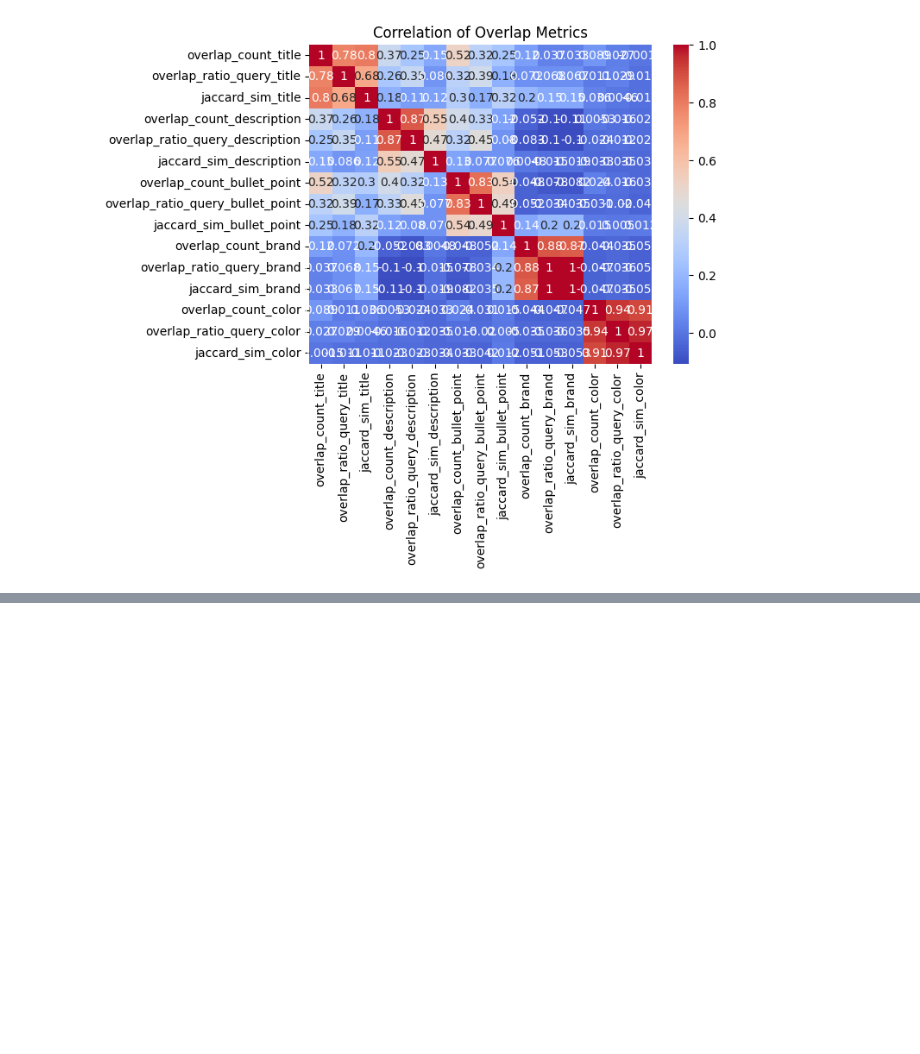
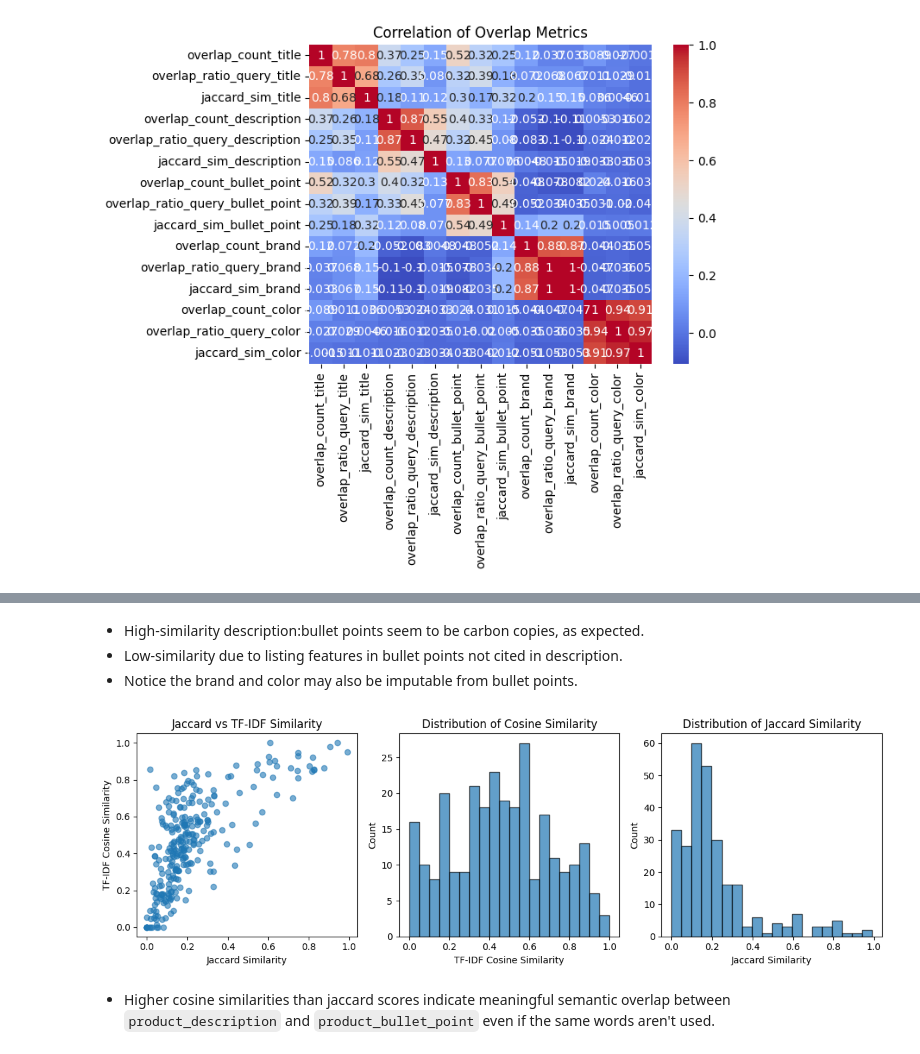
Before and after one commit to schellrw/semantic-search, a Jupyter notebook: notebooks/01_data_exploration.ipynb, the cells around one changed output, grey strips where cells are left out. Cells and saved outputs as stored; diff of their text form; code cells hidden in the pictures; blank space fills up the shorter version.

```diff
--- a/notebooks/01_data_exploration.ipynb
+++ b/notebooks/01_data_exploration.ipynb
@@ -751,3 +753,9 @@ for col in ['title', 'description', 'bullet_point', 'brand', 'color']:
     }
 
 df_overlap = pd.DataFrame(summary).T
+# %%
+# Create text length features
+text_columns = ['product_title', 'product_description', 'product_bullet_point', 'product_brand', 'product_color']
+
+for col in text_columns:
+    df[f'{col}_len'] = df[col].fillna('').apply(len)
@@ -776,0 +863,10 @@ plt.show()
+# %%
+# Apply to rows where both are present
+overlap_cols = ['desc_bullet_overlap_count', 'desc_in_bullet_ratio', 'bullet_in_desc_ratio', 'desc_bullet_jaccard']
+both_present[overlap_cols] = both_present.apply(
+    lambda row: compute_text_overlap(row['product_description'], row['product_bullet_point']),
+    axis=1
+)
+
+print("Text overlap statistics (description vs bullet_point):")
+print(both_present[overlap_cols].describe())
@@ -776,0 +975,32 @@ plt.show()
+# %% [markdown]
+* High-similarity description:bullet points seem to be carbon copies, as expected.
+* Low-similarity due to listing features in bullet points not cited in description.
+* Notice the brand and color may also be imputable from bullet points.
+# %%
+# Visualize the relationship between similarity metrics
+plt.figure(figsize=(12, 4))
+
+plt.subplot(1, 3, 1)
+plt.scatter(both_present['desc_bullet_jaccard'], both_present['tfidf_cosine_sim'], alpha=0.6)
+plt.xlabel('Jaccard Similarity')
+plt.ylabel('TF-IDF Cosine Similarity')
+plt.title('Jaccard vs TF-IDF Similarity')
+
+plt.subplot(1, 3, 2)
+plt.hist(both_present['tfidf_cosine_sim'], bins=20, alpha=0.7, edgecolor='black')
+plt.xlabel('TF-IDF Cosine Similarity')
+plt.ylabel('Count')
+plt.title('Distribution of Cosine Similarity')
+
+plt.subplot(1, 3, 3)
+plt.hist(both_present['desc_bullet_jaccard'], bins=20, alpha=0.7, edgecolor='black')
+plt.xlabel('Jaccard Similarity')
+plt.ylabel('Count')
+plt.title('Distribution of Jaccard Similarity')
+
+plt.tight_layout()
+plt.show()
+# %% [output]
+[figure, added]
+# %% [markdown]
+* Higher cosine similarities than jaccard scores indicate meaningful semantic overlap between `product_description` and `product_bullet_point` even if the same words aren't used.
```
Also changed, not shown: parts of 17 cells of this notebook, 1 other file.
